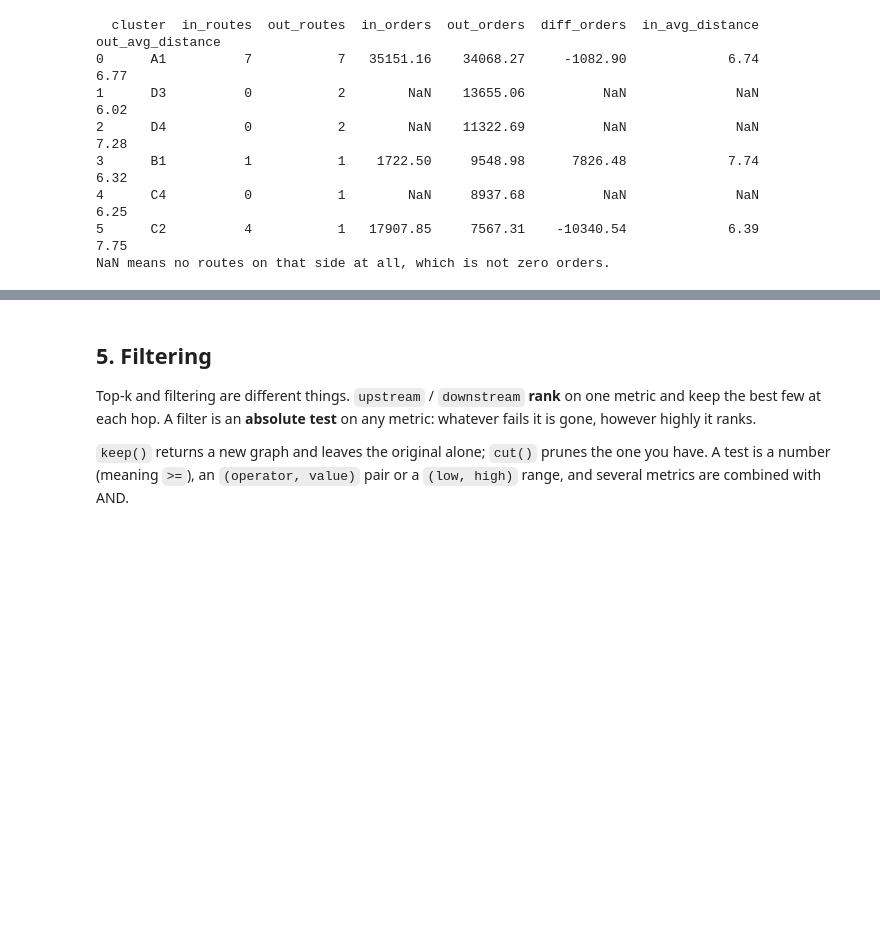
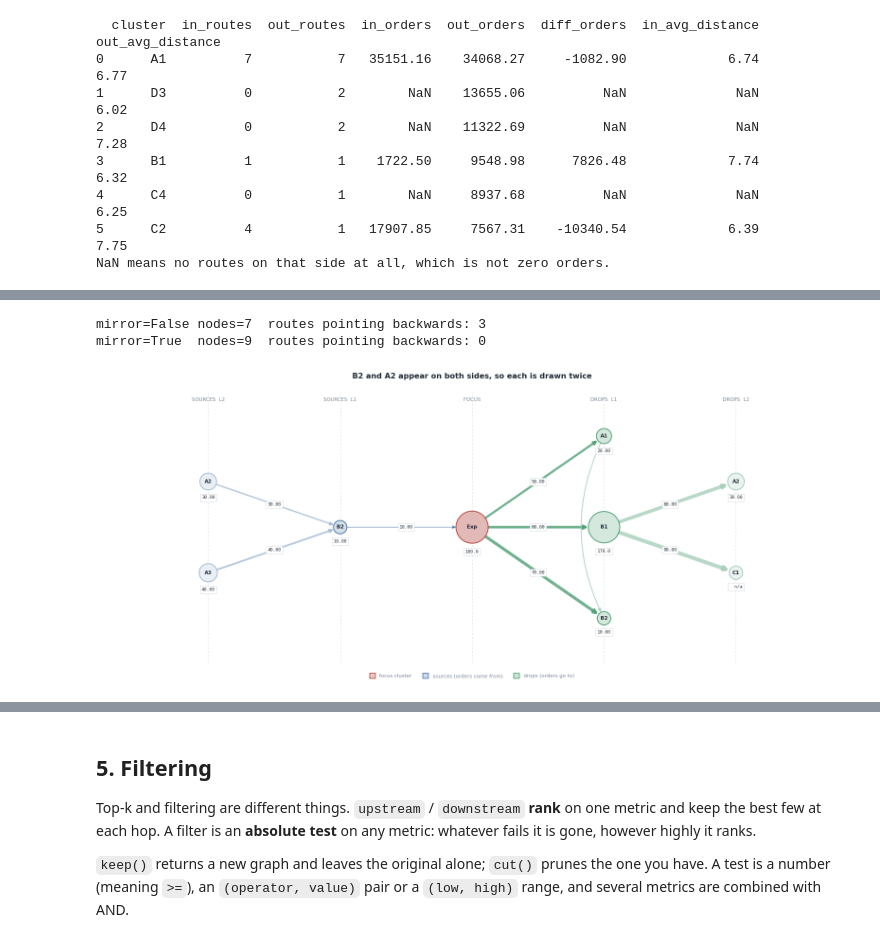
Before and after one commit to iams31/sameer_graph_lib, a Jupyter notebook: examples/route_flow_example.ipynb, the cells around one changed output, grey strips where cells are left out. Cells and saved outputs as stored; diff of their text form; code cells hidden in the pictures; blank space fills up the shorter version.

```diff
--- a/examples/route_flow_example.ipynb
+++ b/examples/route_flow_example.ipynb
@@ -458,0 +466,25 @@ NaN means no routes on that side at all, which is not zero orders.
+# %%
+observation = pd.DataFrame([
+    {'pickup_cluster': u, 'drop_cluster': v, 'orders': 10.0 * (i + 1),
+     'requests': 20.0, 'avg_distance': 3.0, 'avg_duration': 12.0}
+    for i, (u, v) in enumerate([
+        ('B2', 'Exp'), ('A1', 'B2'), ('A2', 'B2'), ('A3', 'B2'),
+        ('Exp', 'A1'), ('Exp', 'B1'), ('Exp', 'B2'), ('B1', 'A2'), ('B1', 'C1')])
+])
+obs = RouteExplorer(observation)
+
+for mirror in (False, True):
+    sub = obs.graph.flow_subgraph('Exp', upstream=[3, 3], downstream=[3, 3], mirror=mirror)
+    backwards = [(u, v) for u, v in sub.edges()
+                 if sub.nodes[u]['level'] > sub.nodes[v]['level']]
+    print(f'mirror={str(mirror):<5} nodes={sub.number_of_nodes()}  '
+          f'routes pointing backwards: {len(backwards)}')
+# %% [output]
+mirror=False nodes=7  routes pointing backwards: 3
+mirror=True  nodes=9  routes pointing backwards: 0
+# %%
+obs.plot('Exp', upstream=[3, 3], downstream=[3, 3],
+         node_metrics=['orders'], edge_metrics=['orders'],
+         title='B2 and A2 appear on both sides, so each is drawn twice')
+# %% [output]
+[figure, added]
```
Also changed, not shown: parts of 8 cells of this notebook, 5 other files.
